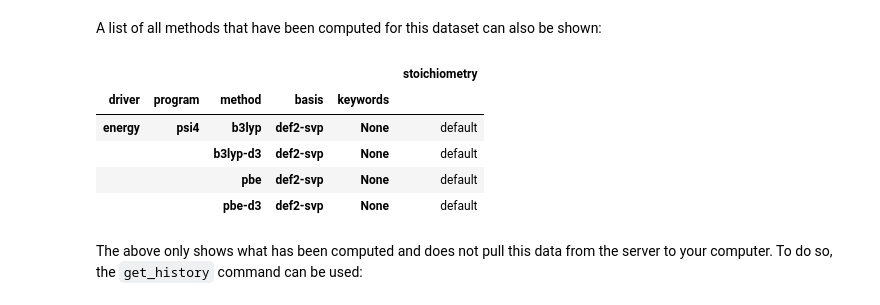
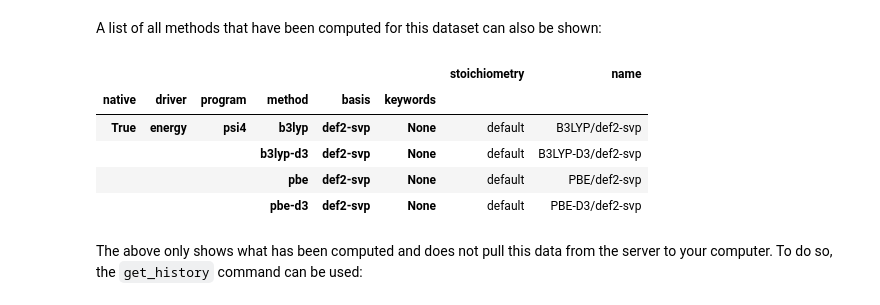
Before and after one commit to MolSSI/QCFractal, a Jupyter notebook: docs/qcfractal/source/quickstart.ipynb, the cells around one changed output. Cells and saved outputs as stored; diff of their text form; code cells hidden in the pictures.

```diff
--- a/docs/qcfractal/source/quickstart.ipynb
+++ b/docs/qcfractal/source/quickstart.ipynb
@@ -91,7 +91,7 @@ spec = {
     "keywords": None,
     "qc_spec": {
         "driver": "gradient",
-        "method": "b3lyp-d3",
+        "method": "b3lyp",
         "basis": "6-31g",
         "program": "psi4"
     },
@@ -218,13 +219,13 @@ ds.compute("PBE-D3", "def2-SVP")
 # %% [markdown]
 A list of all methods that have been computed for this dataset can also be shown:
 # %%
-ds.list_history()
+ds.list_values()
 # %% [output]
-|  |  |  |  |  | stoichiometry |
-| driver | program | method | basis | keywords |  |
-| energy | psi4 | b3lyp | def2-svp | None | default |
-|  |  | b3lyp-d3 | def2-svp | None | default |
-|  |  | pbe | def2-svp | None | default |
-|  |  | pbe-d3 | def2-svp | None | default |
+|  |  |  |  |  |  | stoichiometry | name |
+| native | driver | program | method | basis | keywords |  |  |
+| True | energy | psi4 | b3lyp | def2-svp | None | default | B3LYP/def2-svp |
+|  |  |  | b3lyp-d3 | def2-svp | None | default | B3LYP-D3/def2-svp |
+|  |  |  | pbe | def2-svp | None | default | PBE/def2-svp |
+|  |  |  | pbe-d3 | def2-svp | None | default | PBE-D3/def2-svp |
 # %% [markdown]
 The above only shows what has been computed and does not pull this data from the server to your computer. To do so, the `get_history` command can be used:
```
Also changed, not shown: parts of 16 cells of this notebook, 3 other files.
